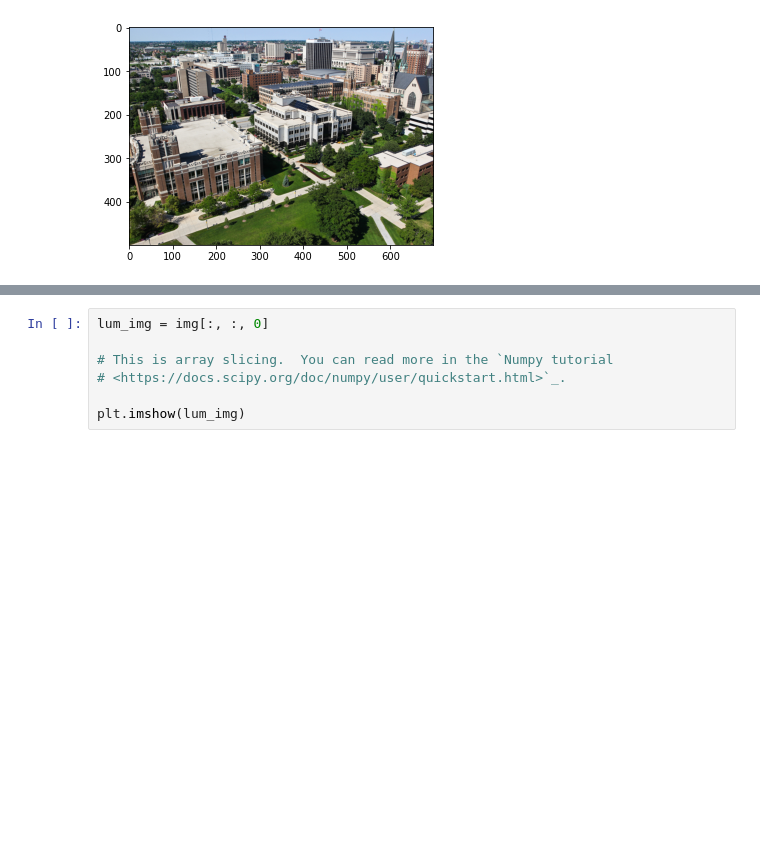
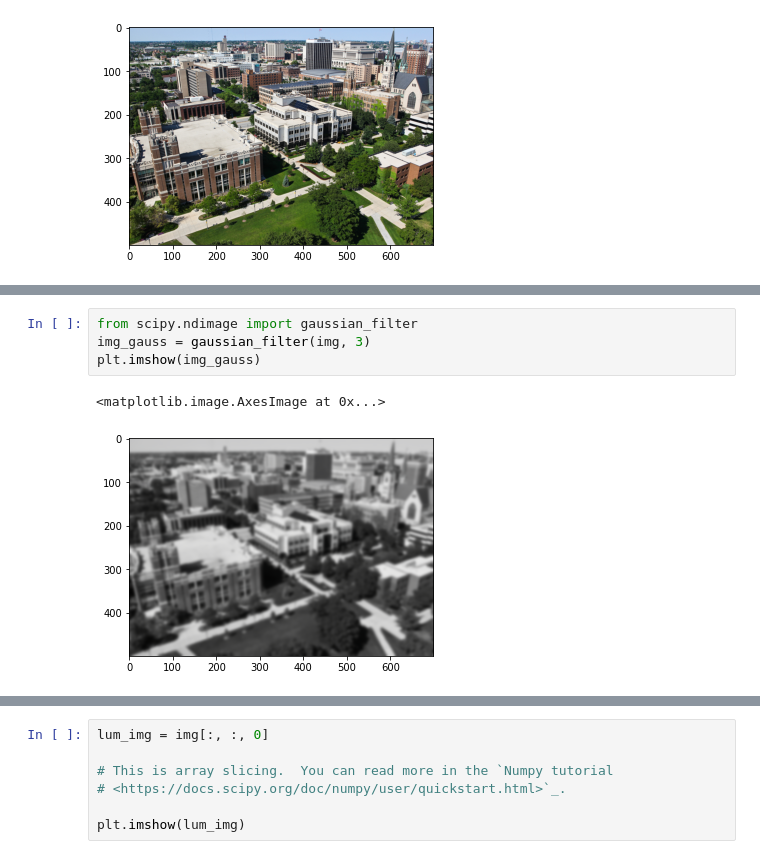
Before and after one commit to adachao/EECE5510, a Jupyter notebook: intro_to_python.ipynb, the cells around one changed output, grey strips where cells are left out. Saved outputs shown, nothing was run; the diff lists cells and outputs as text; blank space fills up the shorter version.

```diff
--- a/intro_to_python.ipynb
+++ b/intro_to_python.ipynb
@@ -200,0 +214,7 @@ imgplot = plt.imshow(img)
+# %%
+from scipy.ndimage import gaussian_filter
+img_gauss = gaussian_filter(img, 3)
+plt.imshow(img_gauss)
+# %% [output]
+<matplotlib.image.AxesImage at 0x...>
+[figure, added]
```
Also changed, not shown: parts of 7 cells of this notebook.
